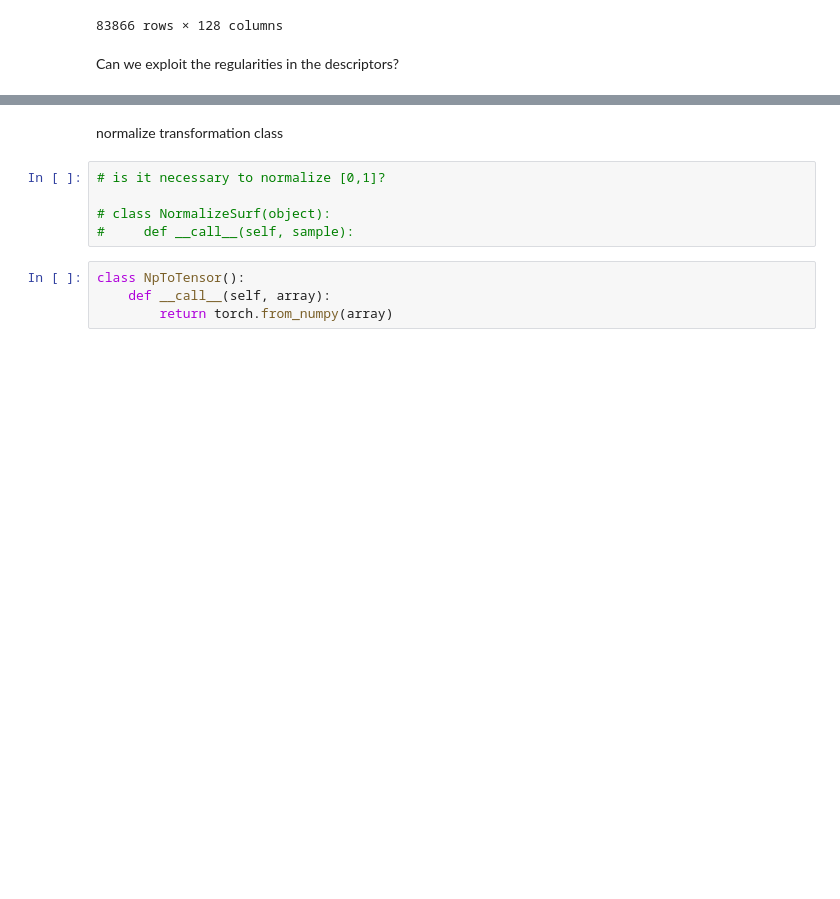
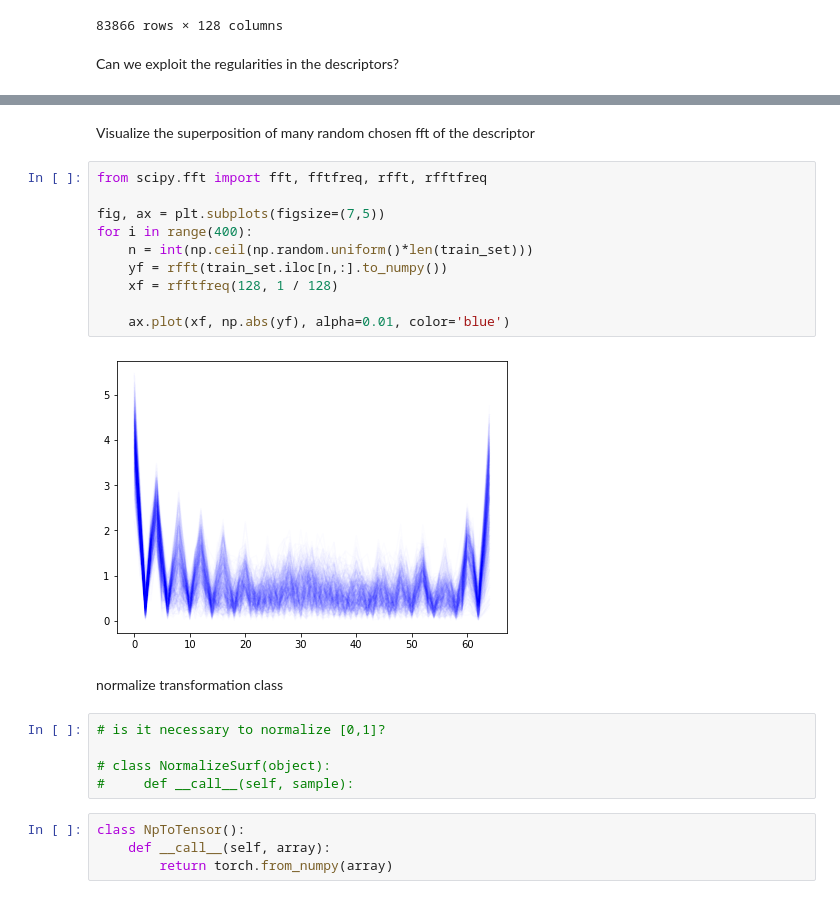
Before and after one commit to donaldssh/3DAR_project_descriptors, a Jupyter notebook: Surf_Autoencoder_development.ipynb, the cells around one changed output, grey strips where cells are left out. Saved outputs shown, nothing was run; the diff lists cells and outputs as text; blank space fills up the shorter version.

```diff
--- a/Surf_Autoencoder_development.ipynb
+++ b/Surf_Autoencoder_development.ipynb
@@ -125,3 +129,17 @@ for i in range(1000,1300):
+# %% [markdown]
+Visualize the superposition of many random chosen fft of the descriptor
+# %%
+from scipy.fft import fft, fftfreq, rfft, rfftfreq
+
+fig, ax = plt.subplots(figsize=(7,5))
+for i in range(400):
+    n = int(np.ceil(np.random.uniform()*len(train_set)))
+    yf = rfft(train_set.iloc[n,:].to_numpy())
+    xf = rfftfreq(128, 1 / 128)
+
+    ax.plot(xf, np.abs(yf), alpha=0.01, color='blue')
+# %% [output]
+[figure, added]
 # %% [markdown]
 normalize transformation class
 # %%
```
Also changed, not shown: parts of 2 cells of this notebook.
